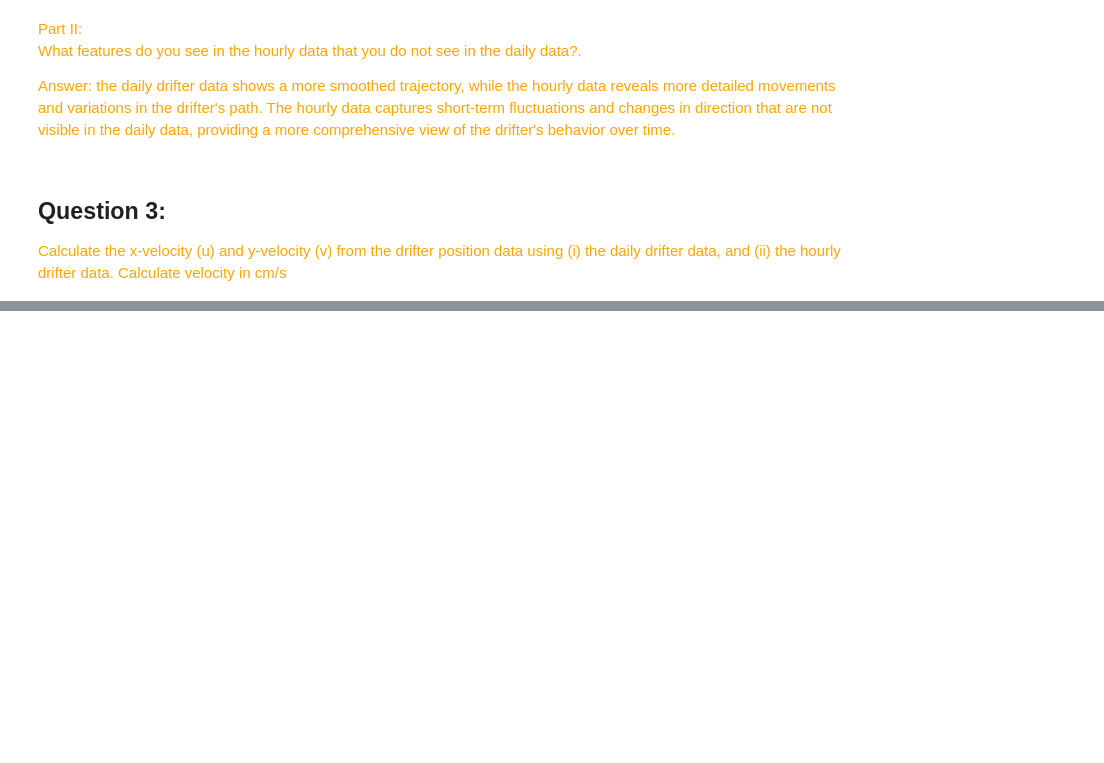
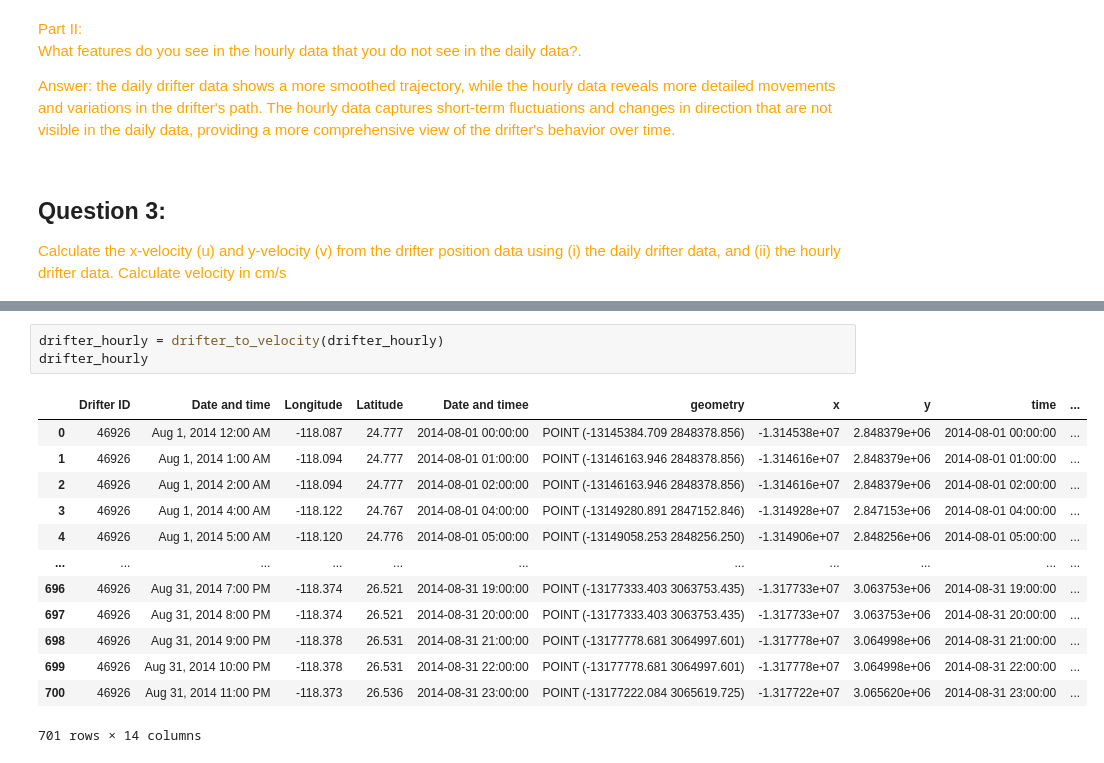
Before and after one commit to HOUPU1993/Homework-for-GEOG-210A-F25, a Jupyter notebook: Homework 1/HM1.ipynb, the cells around one changed output, grey strips where cells are left out. Saved outputs shown, nothing was run; the diff lists cells and outputs as text; blank space fills up the shorter version.

```diff
--- a/Homework 1/HM1.ipynb
+++ b/Homework 1/HM1.ipynb
@@ -70,0 +119,17 @@ Calculate the x-velocity (u) and y-velocity (v) from the drifter position data u
+# %%
+drifter_hourly = drifter_to_velocity(drifter_hourly)
+drifter_hourly
+# %% [output]
+|  | Drifter ID | Date and time | Longitude | Latitude | Date and timee | geometry | x | y | time | ... |
+| 0 | 46926 | Aug 1, 2014 12:00 AM | -118.087 | 24.777 | 2014-08-01 00:00:00 | POINT (-13145384.709 2848378.856) | -1.314538e+07 | 2.848379e+06 | 2014-08-01 00:00:00 | ... |
+| 1 | 46926 | Aug 1, 2014 1:00 AM | -118.094 | 24.777 | 2014-08-01 01:00:00 | POINT (-13146163.946 2848378.856) | -1.314616e+07 | 2.848379e+06 | 2014-08-01 01:00:00 | ... |
+| 2 | 46926 | Aug 1, 2014 2:00 AM | -118.094 | 24.777 | 2014-08-01 02:00:00 | POINT (-13146163.946 2848378.856) | -1.314616e+07 | 2.848379e+06 | 2014-08-01 02:00:00 | ... |
+| 3 | 46926 | Aug 1, 2014 4:00 AM | -118.122 | 24.767 | 2014-08-01 04:00:00 | POINT (-13149280.891 2847152.846) | -1.314928e+07 | 2.847153e+06 | 2014-08-01 04:00:00 | ... |
+| 4 | 46926 | Aug 1, 2014 5:00 AM | -118.120 | 24.776 | 2014-08-01 05:00:00 | POINT (-13149058.253 2848256.250) | -1.314906e+07 | 2.848256e+06 | 2014-08-01 05:00:00 | ... |
+| ... | ... | ... | ... | ... | ... | ... | ... | ... | ... | ... |
+| 696 | 46926 | Aug 31, 2014 7:00 PM | -118.374 | 26.521 | 2014-08-31 19:00:00 | POINT (-13177333.403 3063753.435) | -1.317733e+07 | 3.063753e+06 | 2014-08-31 19:00:00 | ... |
+| 697 | 46926 | Aug 31, 2014 8:00 PM | -118.374 | 26.521 | 2014-08-31 20:00:00 | POINT (-13177333.403 3063753.435) | -1.317733e+07 | 3.063753e+06 | 2014-08-31 20:00:00 | ... |
+| 698 | 46926 | Aug 31, 2014 9:00 PM | -118.378 | 26.531 | 2014-08-31 21:00:00 | POINT (-13177778.681 3064997.601) | -1.317778e+07 | 3.064998e+06 | 2014-08-31 21:00:00 | ... |
+| 699 | 46926 | Aug 31, 2014 10:00 PM | -118.378 | 26.531 | 2014-08-31 22:00:00 | POINT (-13177778.681 3064997.601) | -1.317778e+07 | 3.064998e+06 | 2014-08-31 22:00:00 | ... |
+| 700 | 46926 | Aug 31, 2014 11:00 PM | -118.373 | 26.536 | 2014-08-31 23:00:00 | POINT (-13177222.084 3065619.725) | -1.317722e+07 | 3.065620e+06 | 2014-08-31 23:00:00 | ... |
+701 rows × 14 columns
```
Also changed, not shown: parts of 6 cells of this notebook.
